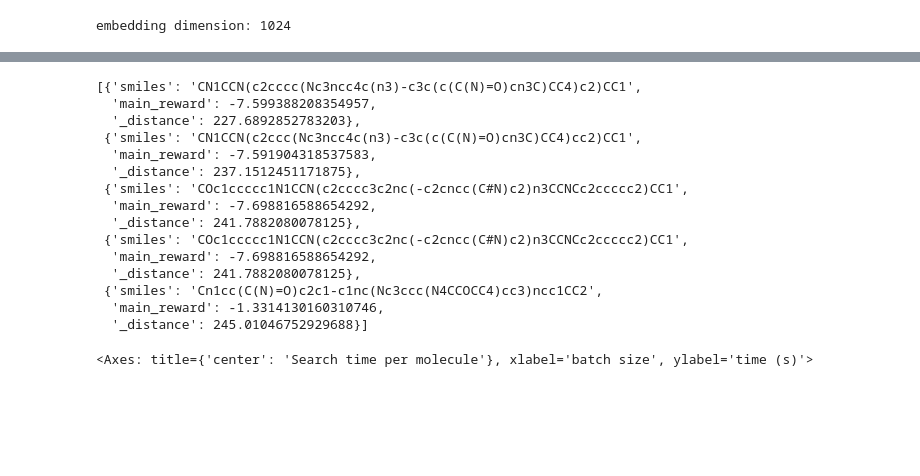
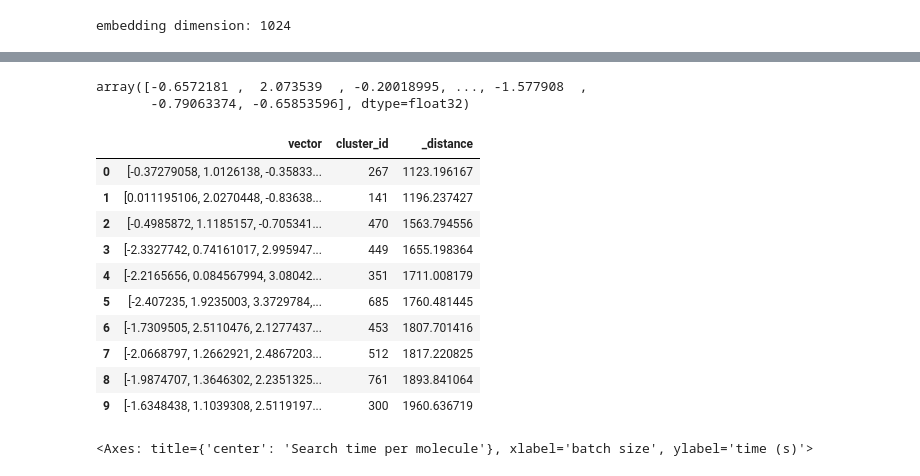
Before and after one commit to rschutski/MolR, a Jupyter notebook: notebooks/test_lancedb.ipynb, the cells around one changed output, grey strips where cells are left out. Saved outputs shown, nothing was run; the diff lists cells and outputs as text; code cells hidden in the pictures; blank space fills up the shorter version.

Commit message:
added 2 level search with ivf index

```diff
--- a/notebooks/test_lancedb.ipynb
+++ b/notebooks/test_lancedb.ipynb
@@ -108,29 +106,41 @@ def extract_centroids(dataset):
     n_dim = index_stats["indices"][0]['sub_index']["dimension"]
     centroids_values = pa.array(
         [x for c in index_stats['indices'][0]["centroids"] for x in c],
-        pa.float32(),
+        pa.float32()
     )
     return pa.FixedSizeListArray.from_arrays(centroids_values, n_dim)
+    # return pa.Table.from_arrays([column], ["centroids"])
 # %%
 centroids = extract_centroids(tbl._dataset)
-# %%
-tbl.search(centroids[0].values.to_numpy()).limit(5).select(["smiles", "main_reward"]).to_list()
-# %% [output]
-[{'smiles': 'CN1CCN(c2cccc(Nc3ncc4c(n3)-c3c(c(C(N)=O)cn3C)CC4)c2)CC1',
-  'main_reward': -7.599388208354957,
-  '_distance': 227.6892852783203},
- {'smiles': 'CN1CCN(c2ccc(Nc3ncc4c(n3)-c3c(c(C(N)=O)cn3C)CC4)cc2)CC1',
-  'main_reward': -7.591904318537583,
-  '_distance': 237.1512451171875},
- {'smiles': 'COc1ccccc1N1CCN(c2cccc3c2nc(-c2cncc(C#N)c2)n3CCNCc2ccccc2)CC1',
-  'main_reward': -7.698816588654292,
-  '_distance': 241.7882080078125},
- {'smiles': 'COc1ccccc1N1CCN(c2cccc3c2nc(-c2cncc(C#N)c2)n3CCNCc2ccccc2)CC1',
-  'main_reward': -7.698816588654292,
-  '_distance': 241.7882080078125},
- {'smiles': 'Cn1cc(C(N)=O)c2c1-c1nc(Nc3ccc(N4CCOCC4)cc3)ncc1CC2',
-  'main_reward': -1.3314130160310746,
-  '_distance': 245.01046752929688}]
+# %%
+centroids[0].values.to_numpy() + centroids[1].values.to_numpy()
+# %% [output]
+array([-0.6572181 ,  2.073539  , -0.20018995, ..., -1.577908  ,
+       -0.79063374, -0.65853596], dtype=float32)
+# %%
+db.drop_table("centroids", ignore_missing=True)
+tbl_centr = db.create_table(
+    "centroids", data=pa.Table.from_arrays([centroids, pa.array(range(len(centroids)))], ["vector", "cluster_id"]))
+# %%
+tbl_centr.create_scalar_index("cluster_id", replace=True)
+tbl_centr.create_index(
+    num_partitions=int(np.sqrt(len(centroids))),    # number of centroids
+    num_sub_vectors=1,                              # divisor of the vector dimension
+    accelerator="cuda"                              # build kNN index on GPU
+)
+tbl_centr.search(centroids[0].values.to_numpy() + centroids[1].values.to_numpy()).where("cluster_id > 10", prefilter=True).to_pandas()
+# %% [output]
+|  | vector | cluster_id | _distance |
+| 0 | [-0.37279058, 1.0126138, -0.35833... | 267 | 1123.196167 |
+| 1 | [0.011195106, 2.0270448, -0.83638... | 141 | 1196.237427 |
+| 2 | [-0.4985872, 1.1185157, -0.705341... | 470 | 1563.794556 |
+| 3 | [-2.3327742, 0.74161017, 2.995947... | 449 | 1655.198364 |
+| 4 | [-2.2165656, 0.084567994, 3.08042... | 351 | 1711.008179 |
+| 5 | [-2.407235, 1.9235003, 3.3729784,... | 685 | 1760.481445 |
+| 6 | [-1.7309505, 2.5110476, 2.1277437... | 453 | 1807.701416 |
+| 7 | [-2.0668797, 1.2662921, 2.4867203... | 512 | 1817.220825 |
+| 8 | [-1.9874707, 1.3646302, 2.2351325... | 761 | 1893.841064 |
+| 9 | [-1.6348438, 1.1039308, 2.5119197... | 300 | 1960.636719 |
 # %%
 def test_search_speed(table, dataset, batch_sizes=[16, 32, 64, 128], num_retries=5):
     times = []
```
Also changed, not shown: parts of 3 cells of this notebook.
